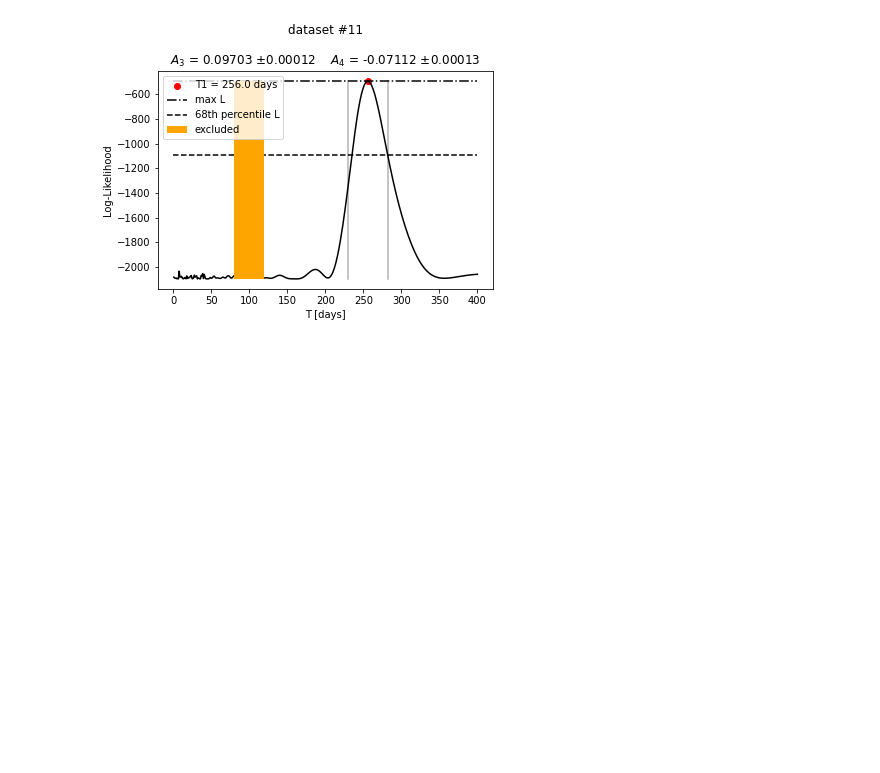
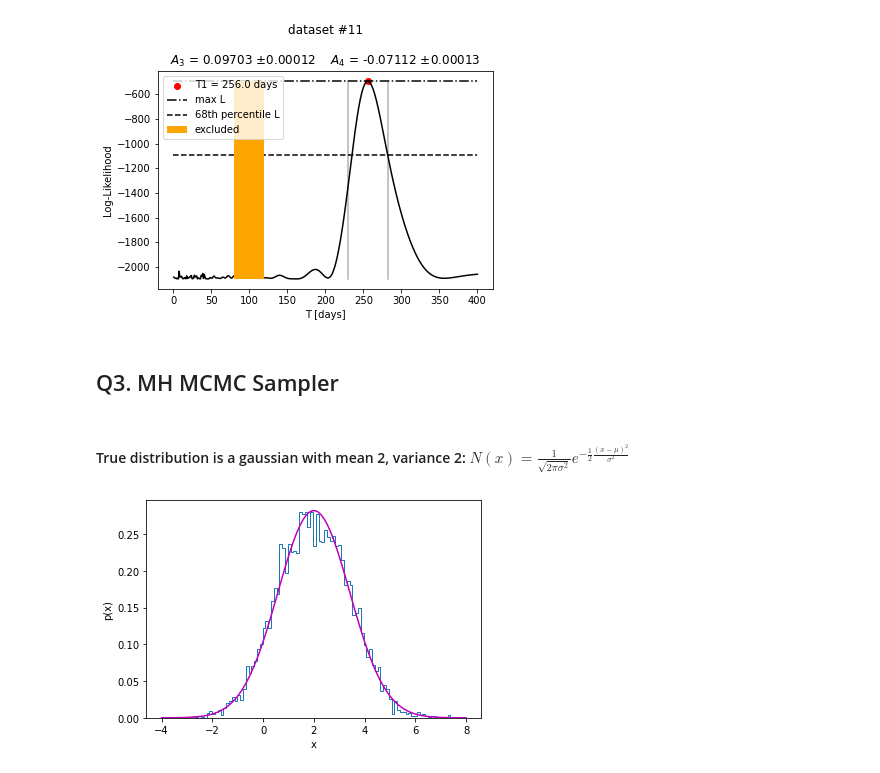
Before and after one commit to jabacousnac/Data-Science-for-Physics-Homework, a Jupyter notebook: pset03_MCMC_and_Uncertainty_Estimation.ipynb, the cells around one changed output. Cells and saved outputs as stored; diff of their text form; code cells hidden in the pictures; blank space fills up the shorter version.

```diff
--- a/pset03_MCMC_and_Uncertainty_Estimation.ipynb
+++ b/pset03_MCMC_and_Uncertainty_Estimation.ipynb
@@ -175,3 +176,30 @@ _=ax.legend()
 # %% [output]
 uncertainty in T = 26.0 days
 [figure]
+# %% [markdown]
+## Q3. MH MCMC Sampler
+# %% [markdown]
+#### True distribution is a gaussian with mean 2, variance 2: $N(x) = \frac{1}{\sqrt{2\pi \sigma^2}}e^{-\frac{1}{2}\frac{(x-\mu)^2}{\sigma^2}}$
+# %%
+def gaussian(x, mu, sigma):
+    norm = 1/np.sqrt(2*np.pi*sigma**2)
+    return norm * np.exp(-1/2 * (x-mu)**2/sigma**2)
+
+x = 0 #seed
+xlist = [x]
+while len(xlist)<10000:
+    x_prime = np.random.normal(loc=x)
+    r = np.random.uniform()
+    xi = np.min((gaussian(x_prime, 2, np.sqrt(2))/gaussian(x, 2, np.sqrt(2)),1))
+    if xi>r: #accept
+        x = x_prime
+    xlist.append(x)
+# %%
+plt.figure()
+plt.hist(xlist, bins = 100, density = True, histtype=u'step')
+x = np.linspace(-4, 8, 100)
+plt.plot(x, gaussian(x, 2, np.sqrt(2)), 'm-')
+plt.xlabel(r'x')
+_=plt.ylabel(r'p(x)')
+# %% [output]
+[figure, added]
```
Also changed, not shown: parts of 5 cells of this notebook.
